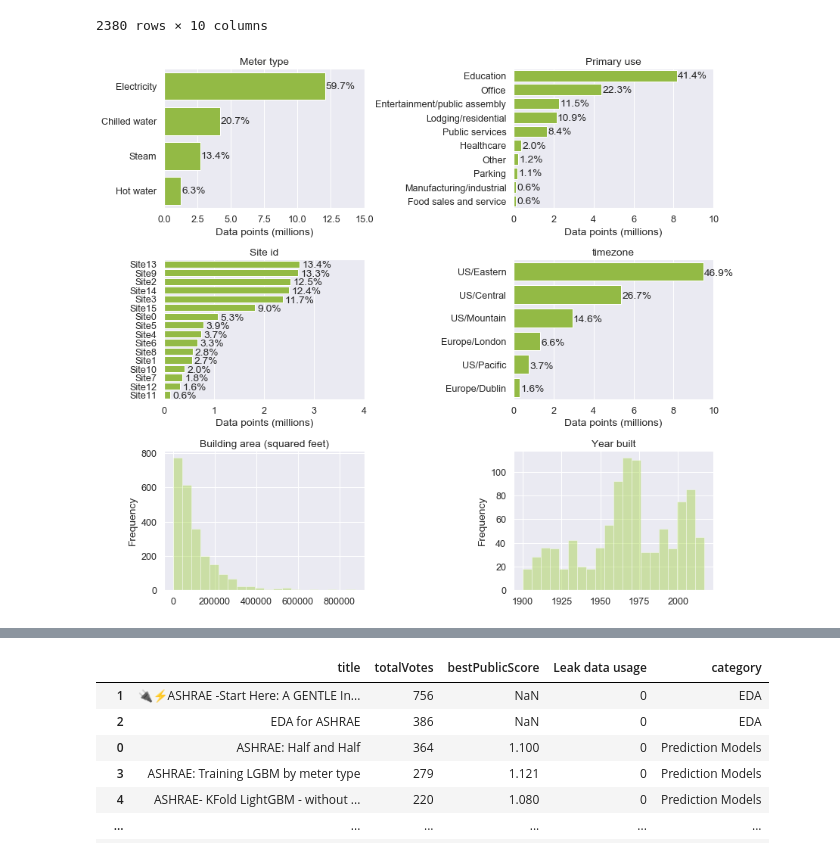
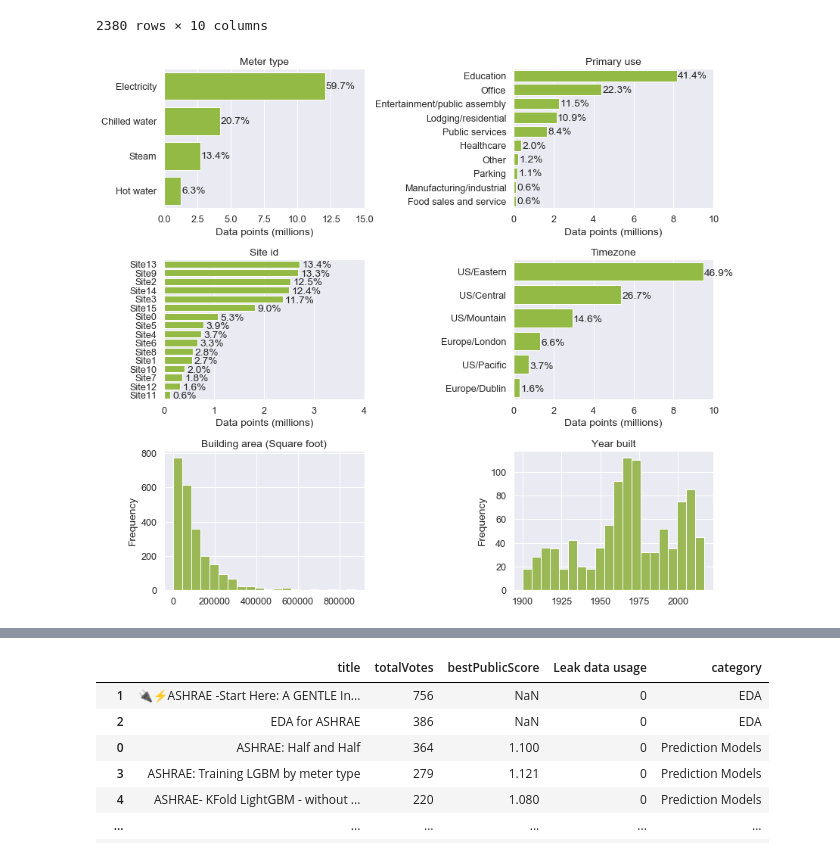
Before and after one commit to buds-lab/ashrae-great-energy-predictor-3-overview-analysis, a Jupyter notebook: KernelNotebook/Combined bar charts.ipynb, the cells around one changed output, grey strips where cells are left out. Drawn from its saved outputs; the diff is of its cells as text; code cells hidden in the pictures.

```diff
--- a/KernelNotebook/Combined bar charts.ipynb
+++ b/KernelNotebook/Combined bar charts.ipynb
@@ -91,40 +91,40 @@ for p in ax3.patches:
         percentage = '{:.1f}%'.format(100 * p.get_width()/total)
         x = p.get_x() + p.get_width() + 0.05
         y = p.get_y() + p.get_height()/1
         ax3.annotate(percentage, (x, y))
 
 #Fig 4: Data points in each timezone
 # Temporary dataset
 df_temp = df_dataset[['timezone','Data points']].groupby('timezone').sum().sort_values('Data points', ascending=False).reset_index()
-df_temp.rename(columns={'timezone':'timezone'}, inplace=True)
+df_temp.rename(columns={'timezone':'Timezone'}, inplace=True)
 df_temp['Data points'] = df_temp['Data points']/10**6
 # Plot
-ax4 = sns.barplot(y="timezone", x="Data points", color= color,
+ax4 = sns.barplot(y="Timezone", x="Data points", color= color,
             data=df_temp,ax = axs[1][1])
-ax4.title.set_text("timezone")
+ax4.title.set_text("Timezone")
 ax4.set(ylabel="", xlabel="Data points (millions)", xlim=(0, 10))
 # Adds percentage
 total = df_temp['Data points'].sum().sum()
 for p in ax4.patches:
         percentage = '{:.1f}%'.format(100 * p.get_width()/total)
         x = p.get_x() + p.get_width() + 0.05
         y = p.get_y() + p.get_height()/1.4
         ax4.annotate(percentage, (x, y))
 
 #Fig 5:
-ax5 = sns.distplot(df_dataset['square_feet'], kde=False, bins=20, color= color, ax = axs[2][0])
-ax5.title.set_text("Building area (squared feet)")
+ax5 = sns.distplot(df_dataset['square_feet'], kde=False, bins=20, color= '#9bb857', hist_kws=dict(alpha=1), ax = axs[2][0])
+ax5.title.set_text("Building area (Square foot)")
 ax5.set(ylabel="Frequency", xlabel="")
 
 #Fig 6:
-ax6 = sns.distplot(df_dataset['year_built'], kde=False, bins=20, color= color, ax = axs[2][1])
+ax6 = sns.distplot(df_dataset['year_built'], kde=False, bins=20, color= '#9bb857', hist_kws=dict(alpha=1), ax = axs[2][1])
 ax6.title.set_text("Year built")
 ax6.set(ylabel="Frequency", xlabel="")
 
 plt.tight_layout()
 fig.savefig("graph/meta_summary.pdf", dpi=300)
 # %% [output]
-[figure, old version]
+[figure, new version]
 # %%
 df_notebooks_noTagged=pd.read_pickle('ASHRAE-Kaggle_notebooks_meta.pkl')
 df_notebooks=pd.read_excel('ASHRAE-Kaggle_notebooks_meta(Tagged).xlsx', )
```
